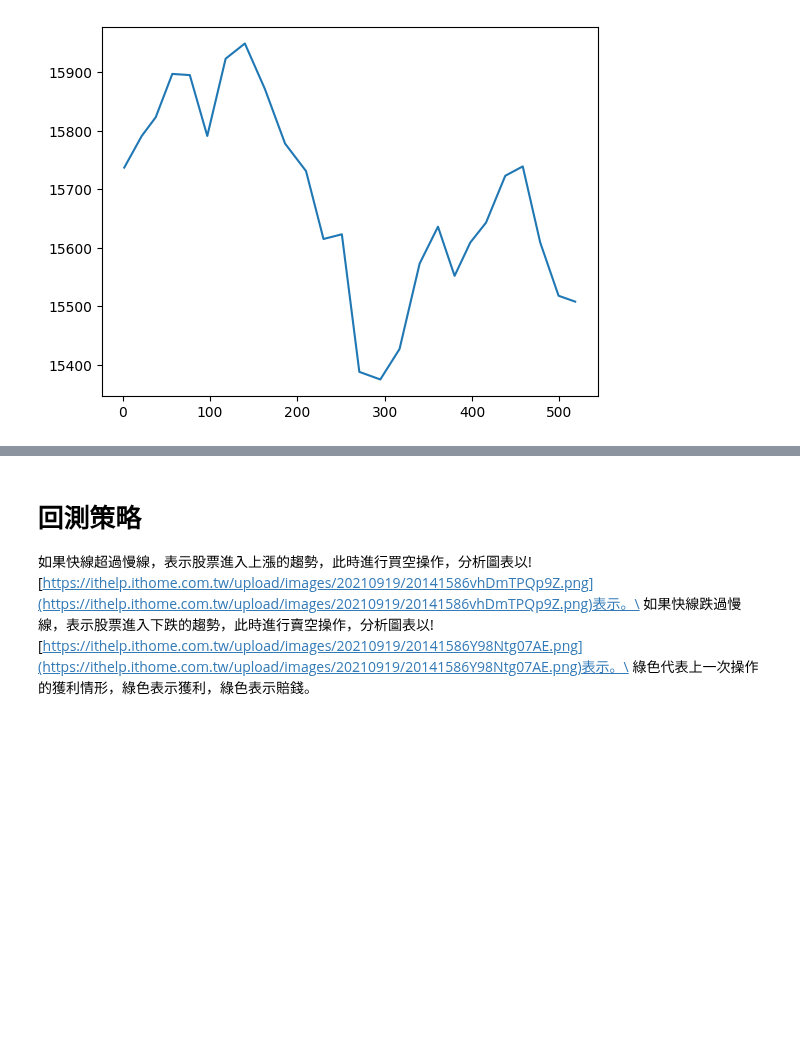
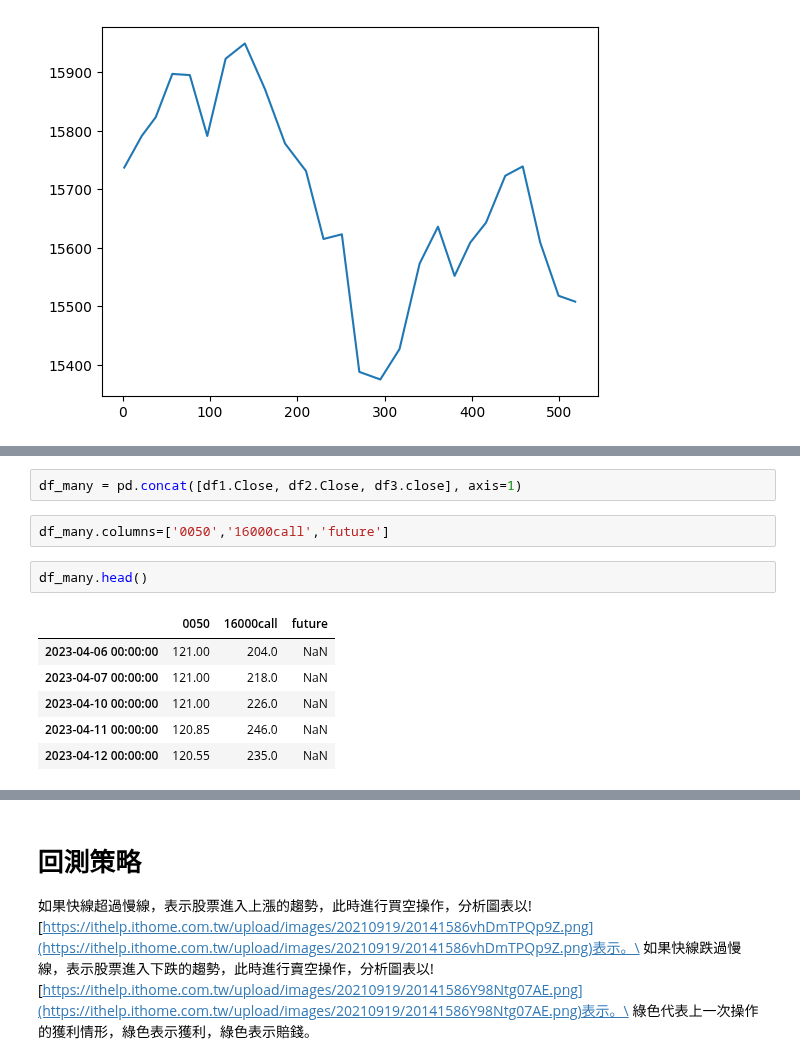
Before and after one commit to webclinic017/trade-backtest, a Jupyter notebook: 0-viz/viz1_data1_finmind_stock_option_future.ipynb, the cells around one changed output, grey strips where cells are left out. Drawn from its saved outputs; the diff is of its cells as text; blank space fills up the shorter version.

```diff
--- a/0-viz/viz1_data1_finmind_stock_option_future.ipynb
+++ b/0-viz/viz1_data1_finmind_stock_option_future.ipynb
@@ -209,0 +245,13 @@ df3['close'].plot()
+# %%
+df_many = pd.concat([df1.Close, df2.Close, df3.close], axis=1)
+# %%
+df_many.columns=['0050','16000call','future']
+# %%
+df_many.head()
+# %% [output]
+|  | 0050 | 16000call | future |
+| 2023-04-06 00:00:00 | 121.00 | 204.0 | NaN |
+| 2023-04-07 00:00:00 | 121.00 | 218.0 | NaN |
+| 2023-04-10 00:00:00 | 121.00 | 226.0 | NaN |
+| 2023-04-11 00:00:00 | 120.85 | 246.0 | NaN |
+| 2023-04-12 00:00:00 | 120.55 | 235.0 | NaN |
```
Also changed, not shown: parts of 10 cells of this notebook.
